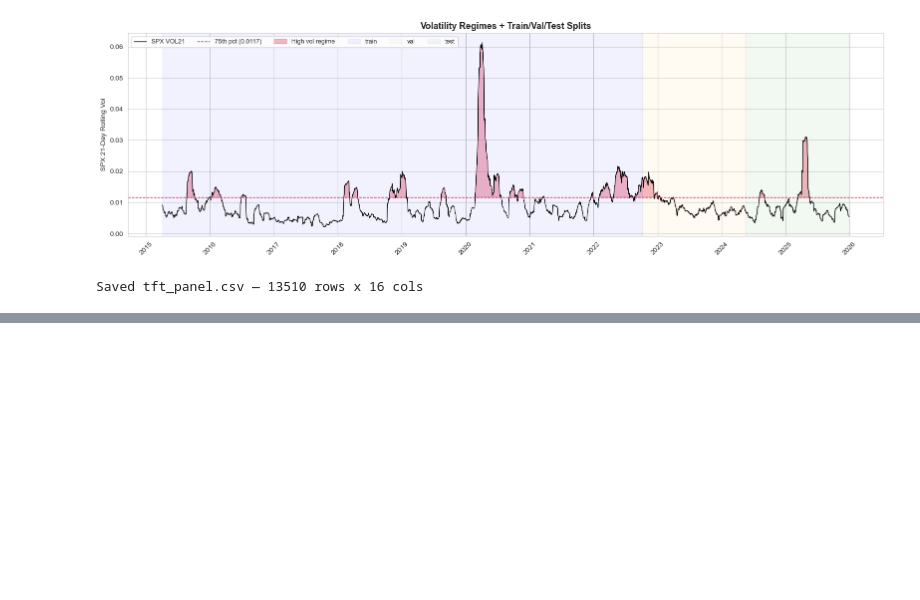
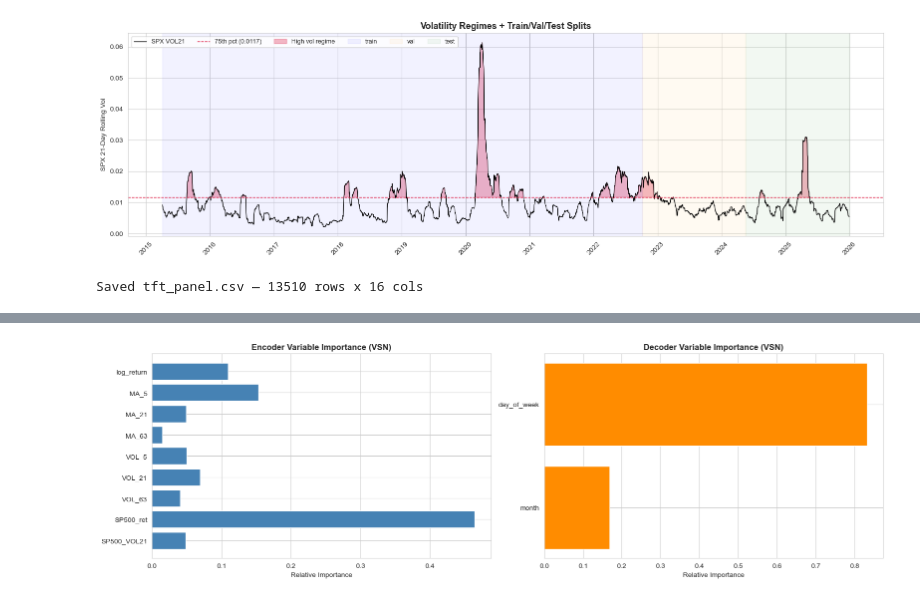
Before and after one commit to FbStatsQuant/Temporal-Fusion-Transformer, a Jupyter notebook: 1_TFT_5_Stocks.ipynb, the cells around one changed output, grey strips where cells are left out. Saved outputs shown, nothing was run; the diff lists cells and outputs as text; code cells hidden in the pictures; blank space fills up the shorter version.

```diff
--- a/1_TFT_5_Stocks.ipynb
+++ b/1_TFT_5_Stocks.ipynb
@@ -450,0 +929,31 @@ Saved tft_panel.csv — 13510 rows x 16 cols
+# %%
+# ── Variable importance — plot ─────────────────────────────────────────────────
+encoder_vars = ["log_return", "MA_5", "MA_21", "MA_63",
+                "VOL_5", "VOL_21", "VOL_63", "SP500_ret", "SP500_VOL21"]
+decoder_vars = ["day_of_week", "month"]
+
+# average across timesteps, take first 9 columns
+enc_imp = encoder_importance.numpy()[:-1, :9].mean(axis=0)  # drop last NaN row
+dec_imp = decoder_importance.numpy()
+
+enc_imp = enc_imp / enc_imp.sum()  # normalize to sum to 1
+dec_imp = dec_imp / dec_imp.sum()
+
+fig, axes = plt.subplots(1, 2, figsize=(16, 5))
+
+# encoder
+axes[0].barh(encoder_vars, enc_imp, color="steelblue")
+axes[0].set_xlabel("Relative Importance")
+axes[0].set_title("Encoder Variable Importance (VSN)", fontweight="bold")
+axes[0].invert_yaxis()
+
+# decoder
+axes[1].barh(decoder_vars, dec_imp, color="darkorange")
+axes[1].set_xlabel("Relative Importance")
+axes[1].set_title("Decoder Variable Importance (VSN)", fontweight="bold")
+axes[1].invert_yaxis()
+
+plt.tight_layout()
+plt.show()
+# %% [output]
+[figure, added]
```
Also changed, not shown: parts of 17 cells of this notebook, 9 other files.
